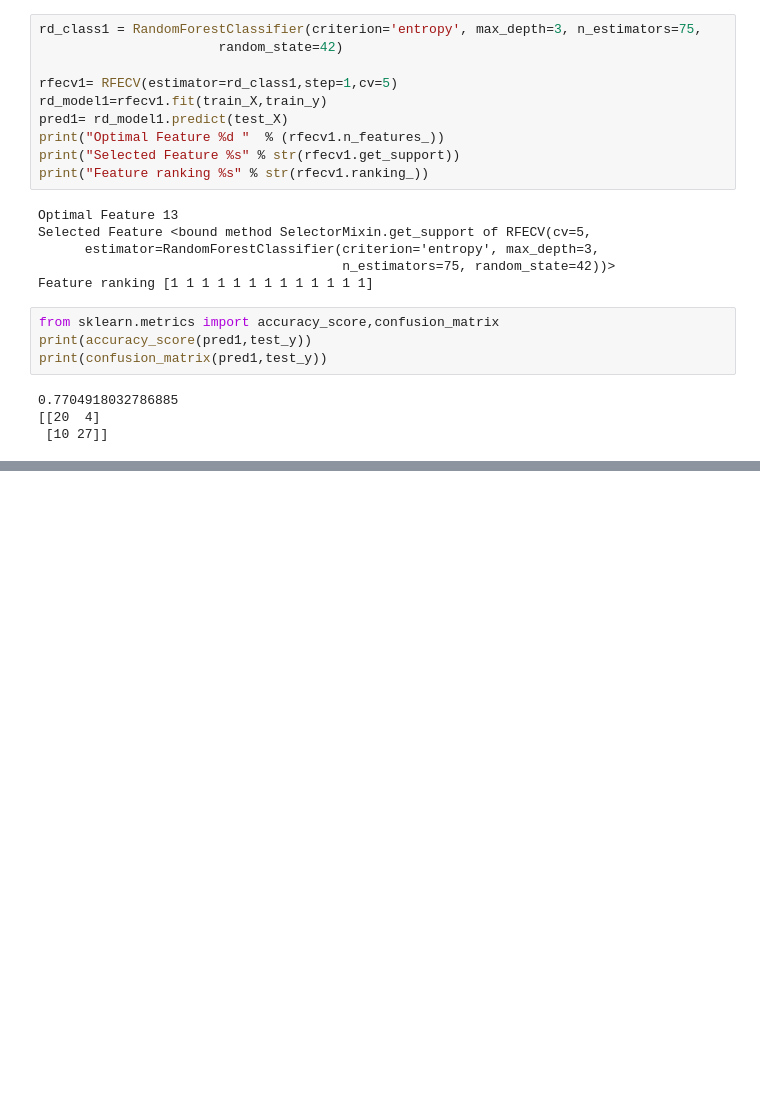
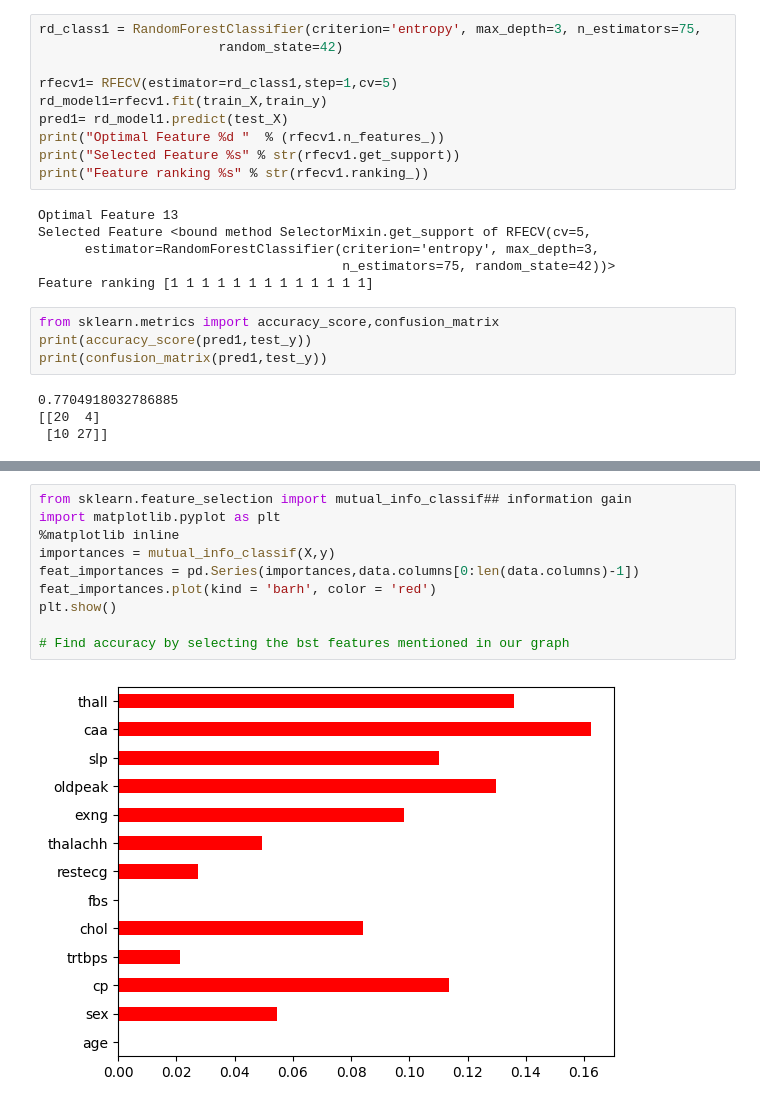
Before and after one commit to kigit2017/FeatureSelection, a Jupyter notebook: Featureselection.ipynb, the cells around one changed output, grey strips where cells are left out. Saved outputs shown, nothing was run; the diff lists cells and outputs as text; blank space fills up the shorter version.

```diff
--- a/Featureselection.ipynb
+++ b/Featureselection.ipynb
@@ -259,0 +269,12 @@ print(confusion_matrix(pred1,test_y))
+# %%
+from sklearn.feature_selection import mutual_info_classif## information gain
+import matplotlib.pyplot as plt
+%matplotlib inline
+importances = mutual_info_classif(X,y)
+feat_importances = pd.Series(importances,data.columns[0:len(data.columns)-1])
+feat_importances.plot(kind = 'barh', color = 'red')
+plt.show()
+
+# Find accuracy by selecting the bst features mentioned in our graph
+# %% [output]
+[figure, added]
```
Also changed, not shown: parts of 17 cells of this notebook.
